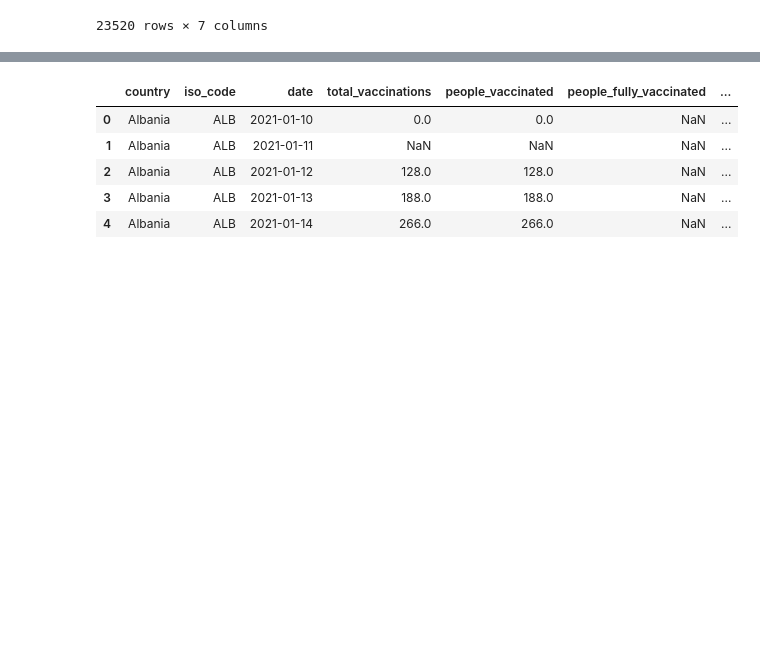
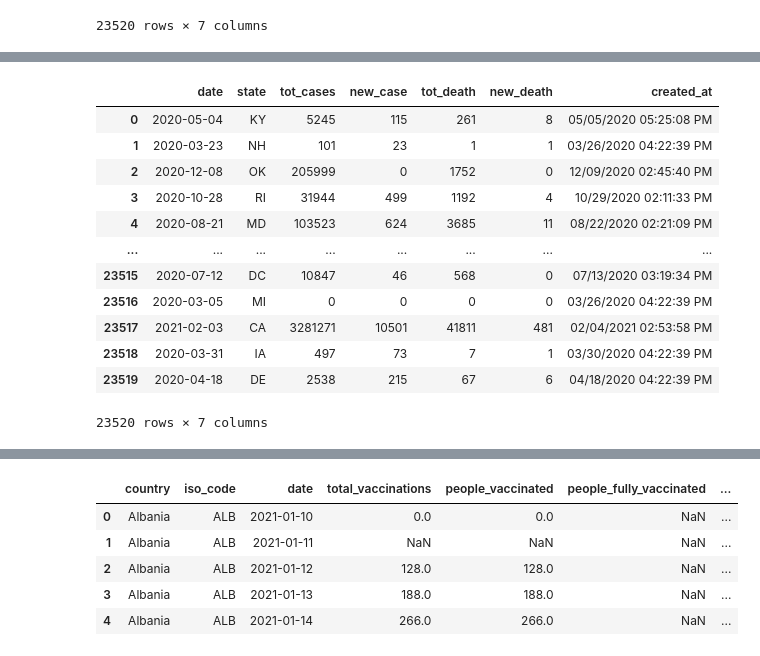
Before and after one commit to hariniv22/Covid_19_Data_Analysis, a Jupyter notebook: ETL_final_project.ipynb, the cells around one changed output, grey strips where cells are left out. Saved outputs shown, nothing was run; the diff lists cells and outputs as text; code cells hidden in the pictures; blank space fills up the shorter version.

```diff
--- a/ETL_final_project.ipynb
+++ b/ETL_final_project.ipynb
@@ -94 +85,21 @@ dtype: int64
+# %%
+ # Rename submission_date to "date" in usa data
+usa_df.rename(columns={'submission_date': 'date'}, inplace=True)
+# change the date column to match '%Y-%m-%d'
+usa_df["date"] = pd.to_datetime(usa_df["date"]).dt.strftime('%Y-%m-%d')
+usa_df
+# %% [output]
+|  | date | state | tot_cases | new_case | tot_death | new_death | created_at |
+| 0 | 2020-05-04 | KY | 5245 | 115 | 261 | 8 | 05/05/2020 05:25:08 PM |
+| 1 | 2020-03-23 | NH | 101 | 23 | 1 | 1 | 03/26/2020 04:22:39 PM |
+| 2 | 2020-12-08 | OK | 205999 | 0 | 1752 | 0 | 12/09/2020 02:45:40 PM |
+| 3 | 2020-10-28 | RI | 31944 | 499 | 1192 | 4 | 10/29/2020 02:11:33 PM |
+| 4 | 2020-08-21 | MD | 103523 | 624 | 3685 | 11 | 08/22/2020 02:21:09 PM |
+| ... | ... | ... | ... | ... | ... | ... | ... |
+| 23515 | 2020-07-12 | DC | 10847 | 46 | 568 | 0 | 07/13/2020 03:19:34 PM |
+| 23516 | 2020-03-05 | MI | 0 | 0 | 0 | 0 | 03/26/2020 04:22:39 PM |
+| 23517 | 2021-02-03 | CA | 3281271 | 10501 | 41811 | 481 | 02/04/2021 02:53:58 PM |
+| 23518 | 2020-03-31 | IA | 497 | 73 | 7 | 1 | 03/30/2020 04:22:39 PM |
+| 23519 | 2020-04-18 | DE | 2538 | 215 | 67 | 6 | 04/18/2020 04:22:39 PM |
+23520 rows × 7 columns
 # %%
```
Also changed, not shown: parts of 7 cells of this notebook, 12 other files.
